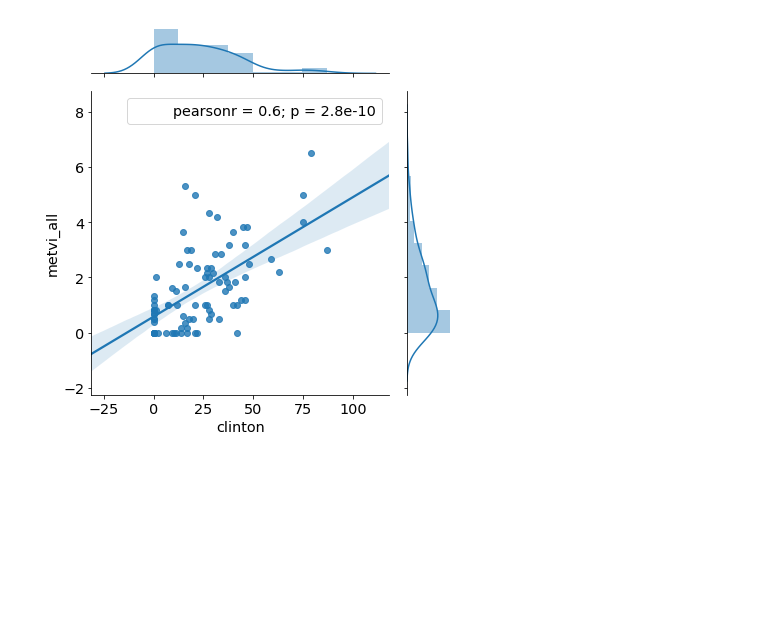
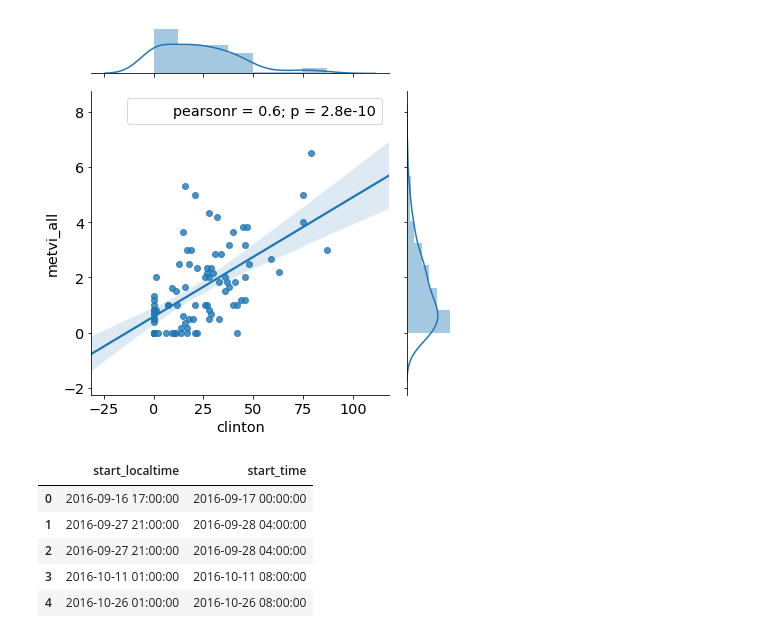
Before and after one commit to mt-digital/metvi-analysis, a Jupyter notebook: Metvi vs Tweet Regressions.ipynb, the cells around one changed output. Saved outputs shown, nothing was run; the diff lists cells and outputs as text; code cells hidden in the pictures; blank space fills up the shorter version.

```diff
--- a/Metvi vs Tweet Regressions.ipynb
+++ b/Metvi vs Tweet Regressions.ipynb
@@ -61,3 +61,14 @@ gg = sns.jointplot(x='clinton', y='metvi_all', data=ts_all, kind='reg')
 [figure]
 <matplotlib.figure.Figure at 0x...>
 [figure]
+# %%
+from correlate_tweets import METAPHORS_URL
+df = pd.read_csv(METAPHORS_URL)
+df[['start_localtime', 'start_time']].head()
+# %% [output]
+|  | start_localtime | start_time |
+| 0 | 2016-09-16 17:00:00 | 2016-09-17 00:00:00 |
+| 1 | 2016-09-27 21:00:00 | 2016-09-28 04:00:00 |
+| 2 | 2016-09-27 21:00:00 | 2016-09-28 04:00:00 |
+| 3 | 2016-10-11 01:00:00 | 2016-10-11 08:00:00 |
+| 4 | 2016-10-26 01:00:00 | 2016-10-26 08:00:00 |
```
